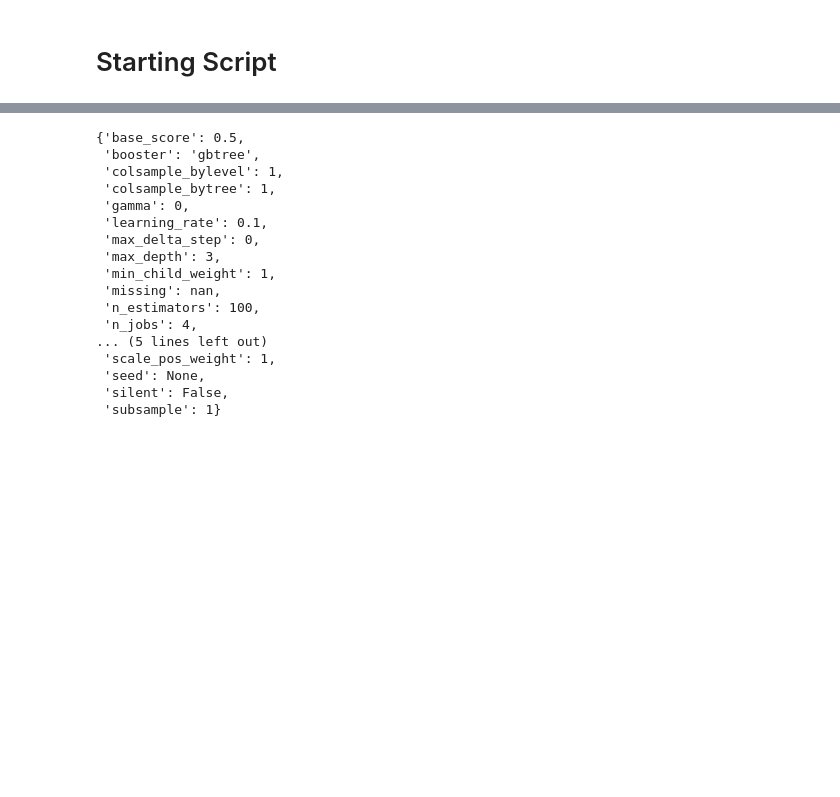
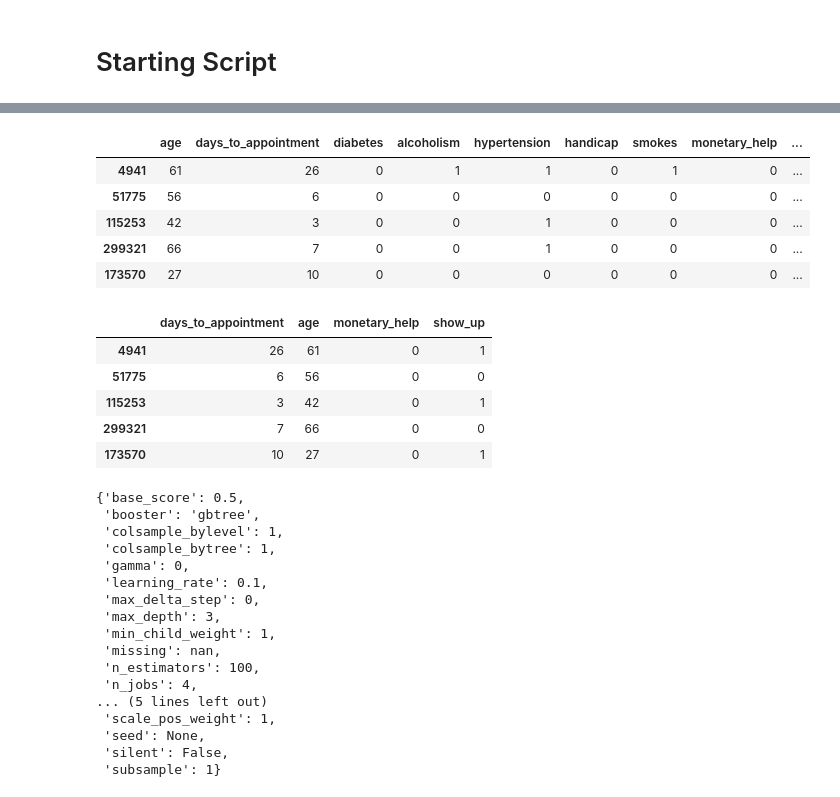
Before and after one commit to edvalente/mlnd-capstone-project, a Jupyter notebook: notebooks/capstone-scrapbook.ipynb, the cells around one changed output, grey strips where cells are left out. Cells and saved outputs as stored; diff of their text form; code cells hidden in the pictures; blank space fills up the shorter version.

```diff
--- a/notebooks/capstone-scrapbook.ipynb
+++ b/notebooks/capstone-scrapbook.ipynb
@@ -62,3 +74,19 @@ model = pickle.load(open("../data/xgb_model_pickle_v2", "rb"))
+# %%
+display(sample_data.head())
+display(minimal_sample_data.head())
+# %% [output]
+|  | age | days_to_appointment | diabetes | alcoholism | hypertension | handicap | smokes | monetary_help | ... |
+| 4941 | 61 | 26 | 0 | 1 | 1 | 0 | 1 | 0 | ... |
+| 51775 | 56 | 6 | 0 | 0 | 0 | 0 | 0 | 0 | ... |
+| 115253 | 42 | 3 | 0 | 0 | 1 | 0 | 0 | 0 | ... |
+| 299321 | 66 | 7 | 0 | 0 | 1 | 0 | 0 | 0 | ... |
+| 173570 | 27 | 10 | 0 | 0 | 0 | 0 | 0 | 0 | ... |
+|  | days_to_appointment | age | monetary_help | show_up |
+| 4941 | 26 | 61 | 0 | 1 |
+| 51775 | 6 | 56 | 0 | 0 |
+| 115253 | 3 | 42 | 0 | 1 |
+| 299321 | 7 | 66 | 0 | 0 |
+| 173570 | 10 | 27 | 0 | 1 |
 # %%
 train_test_data = {'X_train': X_train, 'X_test': X_test, 'y_train': y_train, 'y_test': y_test}
 # %%
```
Also changed, not shown: parts of 5 cells of this notebook.
